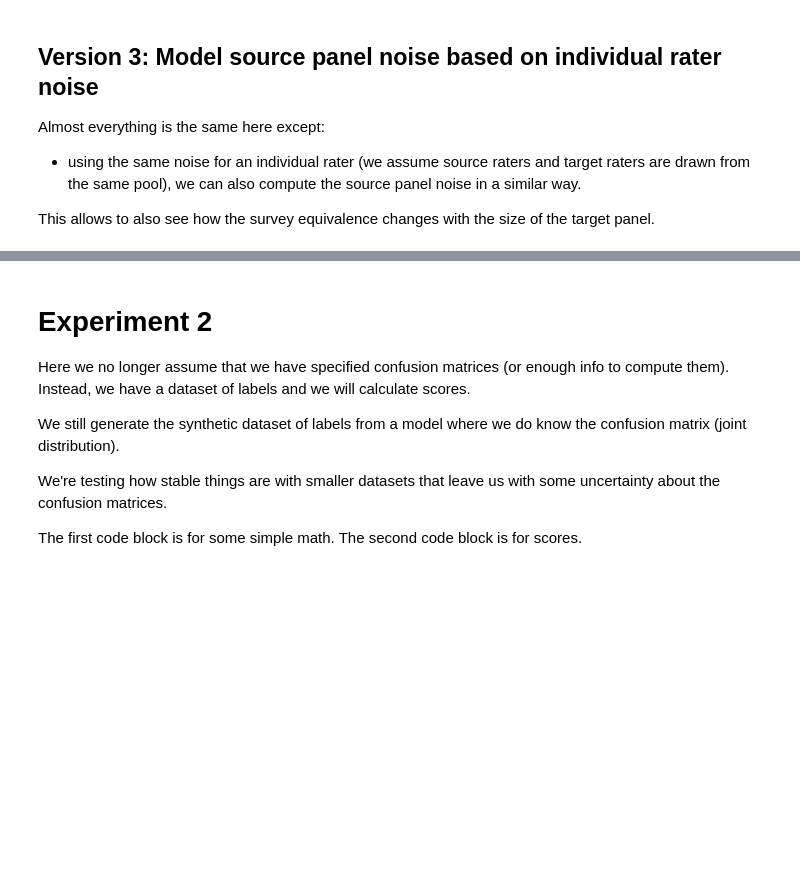
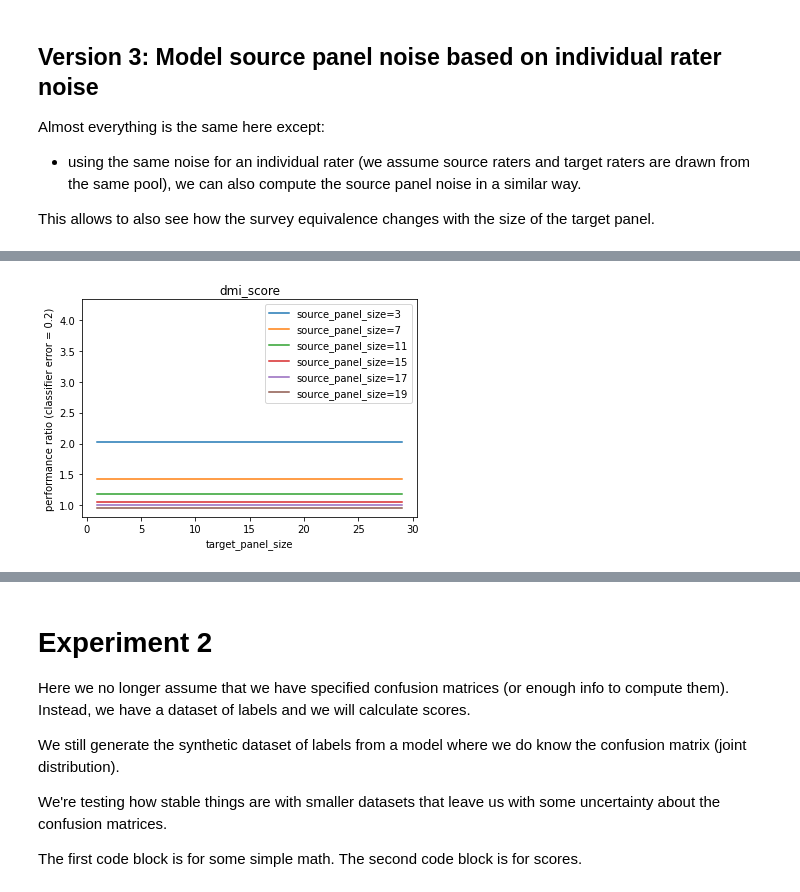
Before and after one commit to presnick/surveyequivalence, a Jupyter notebook: simulations/experiment_notebook.ipynb, the cells around one changed output, grey strips where cells are left out. Cells and saved outputs as stored; diff of their text form; code cells hidden in the pictures; blank space fills up the shorter version.

Commit message:
simulations for asym noise

```diff
--- a/simulations/experiment_notebook.ipynb
+++ b/simulations/experiment_notebook.ipynb
@@ -246,12 +246,12 @@ agreement_score : ratio between smallest and largest performance ratios:
 Almost everything is the same here except:
 - we model the noise of an individual target rater and then, for a given target panel size, that implies a value of the parameter *p* based on the probability that the majority vote of a panel of that size will be correct.
 # %%
- def calc_panel_noise(t_error,t_size):
+ def calc_panel_acc(rater_error,panel_size):
     '''
     Calculate the error of the majority vote among the target panel
     '''
     ans = 0
-    for i in range((t_size+1)//2):
-        ans += comb(t_size,i) * ((1-t_error) ** (t_size-i)) * (t_error ** i)
+    for i in range((panel_size+1)//2):
+        ans += comb(panel_size,i) * ((1-rater_error) ** (panel_size-i)) * (rater_error ** i)
     return ans
 # %%
@@ -389,3 +389,93 @@ Almost everything is the same here except:
 This allows to also see how the survey equivalence changes with the size of the target panel.
 # %%
 # code goes here
+
+'''
+Main code for experiment 1, version 2
+'''
+
+GT = np.array([[0.6,0.],[0.,0.4]])
+
+rater_error = 0.4
+
+target_error = rater_error
+source_error = rater_error
+
+target_panel_sizes = [1,3,5,7,9,11,13,15,17,19,21,23,25,27,29]
+source_panel_size = [3,7,11,15,17,19]
+
+q = 0.8
+
+classifier_noise = np.array([[q,1-q],[1-q,q]])
+classifier_confusion = np.dot(classifier_noise,GT)
+
+fig_dmi = plt.figure().add_subplot()
+fig_smi = plt.figure().add_subplot()
+fig_acc = plt.figure().add_subplot()
+
+y_lim_max = 0
+y_lim_min = 100
+
+for s_size in source_panel_size:
+
+    s = calc_panel_acc (rater_error = source_error, panel_size = s_size)
+    source_panel = np.dot(np.array([[s,1-s],[1-s,s]]),GT)
+
+    dmi_score = []
+    smi_score = []
+    acc_score = []
+    for t in target_panel_sizes:
+
+        p = calc_panel_acc (rater_error = target_error,panel_size = t)
+
+        k_noise = np.array([[p,1-p],[1-p,p]])
+
+        k_vs_classifier_confusion = np.dot(classifier_confusion,k_noise)
+        k_vs_source_confusion = np.dot(source_panel,k_noise)
+
+        dmi_score.append(dmi(k_vs_classifier_confusion)/dmi(k_vs_source_confusion))
+        smi_score.append(smi(k_vs_classifier_confusion)/smi(k_vs_source_confusion))
+        acc_score.append(acc(k_vs_classifier_confusion)/acc(k_vs_source_confusion))
+
+
+    y_lim_max = np.max([y_lim_max,np.max(dmi_score),np.max(smi_score),np.max(acc_score)])
+    y_lim_min = np.min([y_lim_min,np.min(dmi_score),np.min(smi_score),np.min(acc_score)])
+
+    print('source_panel_size = '+str(s_size))
+    print('source_error = '+str(1-s))
+    print(f'dmi_score : ratio between performance ratios of smallest and largest target size:\t\t{dmi_score[0]/dmi_score[-1]}')
+    print(f'\t\t smallest performance ratio {np.min(dmi_score)}, \t largest {np.max(dmi_score)}')
+    print(f'smi_score : ratio between performance ratios of smallest and largest target size:\t\t{smi_score[0]/smi_score[-1]}')
+    print(f'\t\t smallest performance ratio {np.min(smi_score)}, \t largest {np.max(smi_score)}')
+    print(f'agreement_score : ratio between performance ratios of smallest and largest target size:\t\t{acc_score[0]/acc_score[-1]}')
+    print(f'\t\t smallest performance ratio {np.min(acc_score)}, \t largest {np.max(acc_score)}')
+    print()
+
+    fig_dmi.plot(target_panel_sizes,dmi_score,label = 'source_panel_size='+str(s_size))
+    fig_smi.plot(target_panel_sizes,smi_score,label = 'source_panel_size='+str(s_size))
+    fig_acc.plot(target_panel_sizes,acc_score,label = 'source_panel_size='+str(s_size))
+
+fig_dmi.legend()
+fig_dmi.set_xlabel('target_panel_size')
+fig_dmi.set_ylabel('performance ratio (classifier error = 0.2)')
+fig_dmi.set_title('dmi_score')
+
+fig_smi.legend()
+fig_smi.set_xlabel('target_panel_size')
+fig_smi.set_ylabel('performance ratio (classifier error = 0.2)')
+fig_smi.set_title('smi_score')
+
+fig_acc.legend()
+fig_acc.set_xlabel('target_panel_size')
+fig_acc.set_ylabel('performance ratio (classifier error = 0.2)')
+fig_acc.set_title('agreement_score')
+
+y_lim_max += 0.1
+y_lim_min -= 0.1
+
+fig_dmi.set_ylim(y_lim_min,y_lim_max)
+fig_smi.set_ylim(y_lim_min,y_lim_max)
+fig_acc.set_ylim(y_lim_min,y_lim_max)
+
+plt.show()
+# %% [output]
@@ -391,0 +499 @@ This allows to also see how the survey equivalence changes with the size of the
+[figure, added]
```
Also changed, not shown: parts of 21 cells of this notebook.
